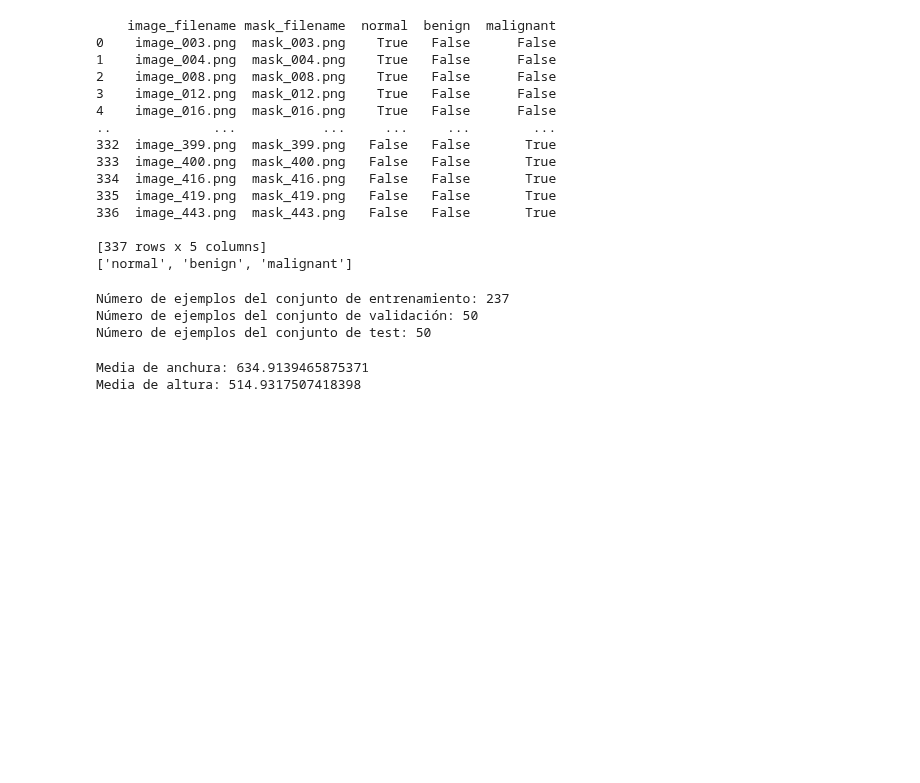
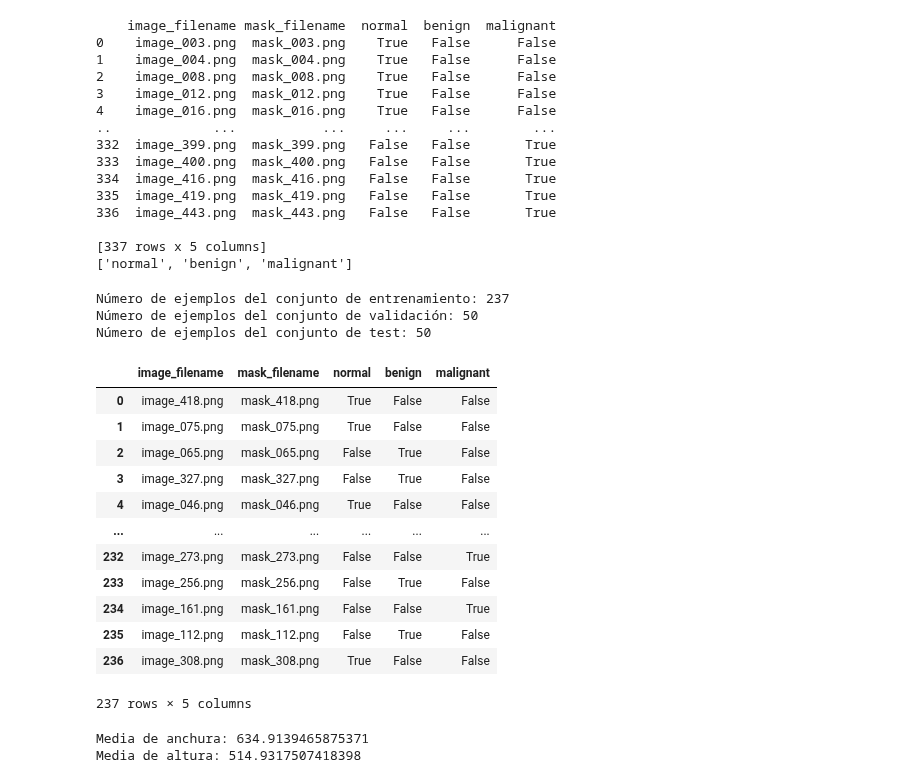
Before and after one commit to 288756/VisArtificial, a Jupyter notebook: Miniproyecto.ipynb, the cells around one changed output. Cells and saved outputs as stored; diff of their text form; code cells hidden in the pictures; blank space fills up the shorter version.

```diff
--- a/Miniproyecto.ipynb
+++ b/Miniproyecto.ipynb
@@ -98,6 +105,22 @@ dftest = dftest.reset_index(drop=True)
 Número de ejemplos del conjunto de entrenamiento: 237
 Número de ejemplos del conjunto de validación: 50
 Número de ejemplos del conjunto de test: 50
+# %%
+dftrain
+# %% [output]
+|  | image_filename | mask_filename | normal | benign | malignant |
+| 0 | image_418.png | mask_418.png | True | False | False |
+| 1 | image_075.png | mask_075.png | True | False | False |
+| 2 | image_065.png | mask_065.png | False | True | False |
+| 3 | image_327.png | mask_327.png | False | True | False |
+| 4 | image_046.png | mask_046.png | True | False | False |
+| ... | ... | ... | ... | ... | ... |
+| 232 | image_273.png | mask_273.png | False | False | True |
+| 233 | image_256.png | mask_256.png | False | True | False |
+| 234 | image_161.png | mask_161.png | False | False | True |
+| 235 | image_112.png | mask_112.png | False | True | False |
+| 236 | image_308.png | mask_308.png | True | False | False |
+237 rows × 5 columns
 # %%
 archivos = os.listdir(imgtrain_dir)
 anchuras = []
```
Also changed, not shown: parts of 5 cells of this notebook.
